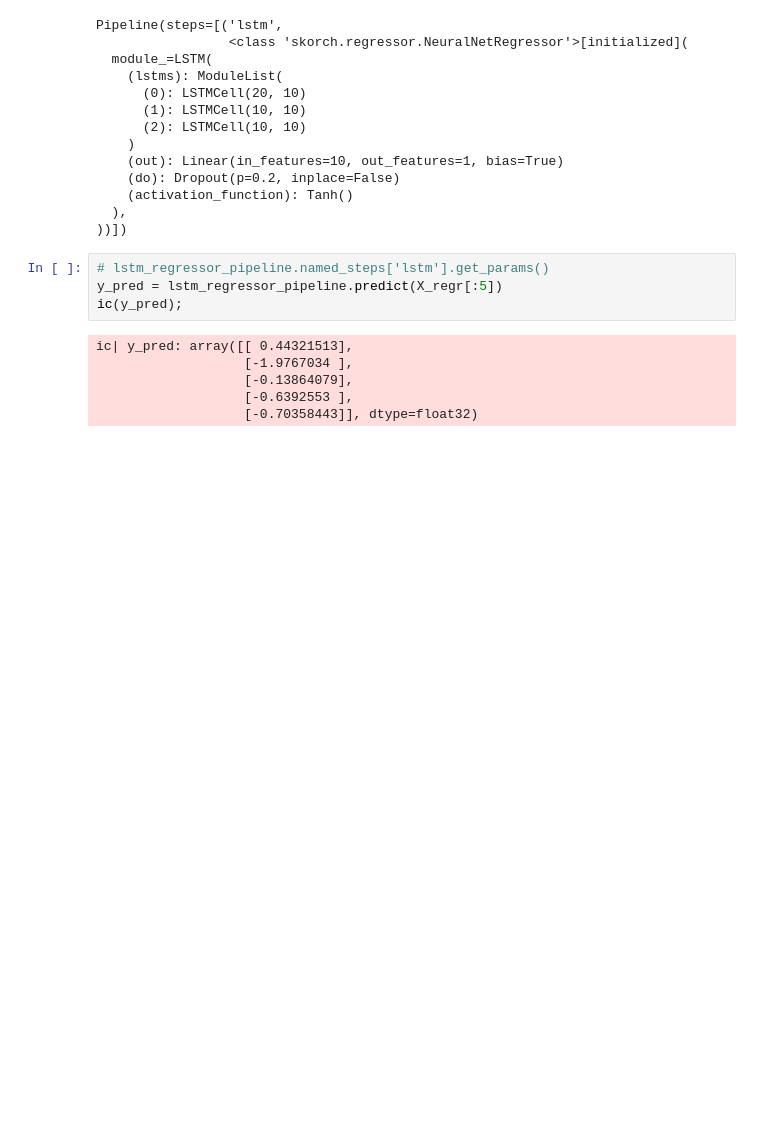
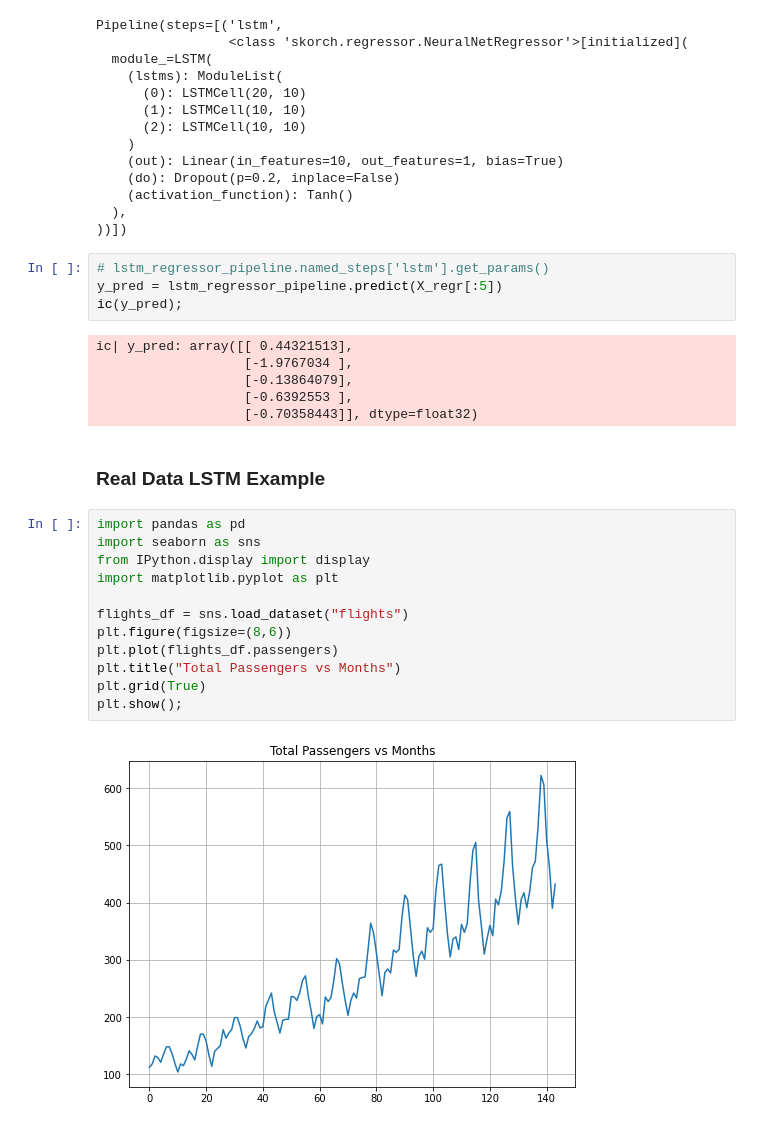
Before and after one commit to bcheng004/skorch-pycaret-example, a Jupyter notebook: notebooks/bcheng004-skorch-lstm.ipynb, the cells around one changed output. Drawn from its saved outputs; the diff is of its cells as text; blank space fills up the shorter version.

```diff
--- a/notebooks/bcheng004-skorch-lstm.ipynb
+++ b/notebooks/bcheng004-skorch-lstm.ipynb
@@ -115,3 +116,19 @@ ic| y_pred: array([[ 0.44321513],
                    [-0.13864079],
                    [-0.6392553 ],
                    [-0.70358443]], dtype=float32)
+# %% [markdown]
+### Real Data LSTM Example
+# %%
+import pandas as pd
+import seaborn as sns
+from IPython.display import display
+import matplotlib.pyplot as plt
+
+flights_df = sns.load_dataset("flights")
+plt.figure(figsize=(8,6))
+plt.plot(flights_df.passengers)
+plt.title("Total Passengers vs Months")
+plt.grid(True)
+plt.show();
+# %% [output]
+[figure, added]
```
Also changed, not shown: parts of 4 cells of this notebook.
